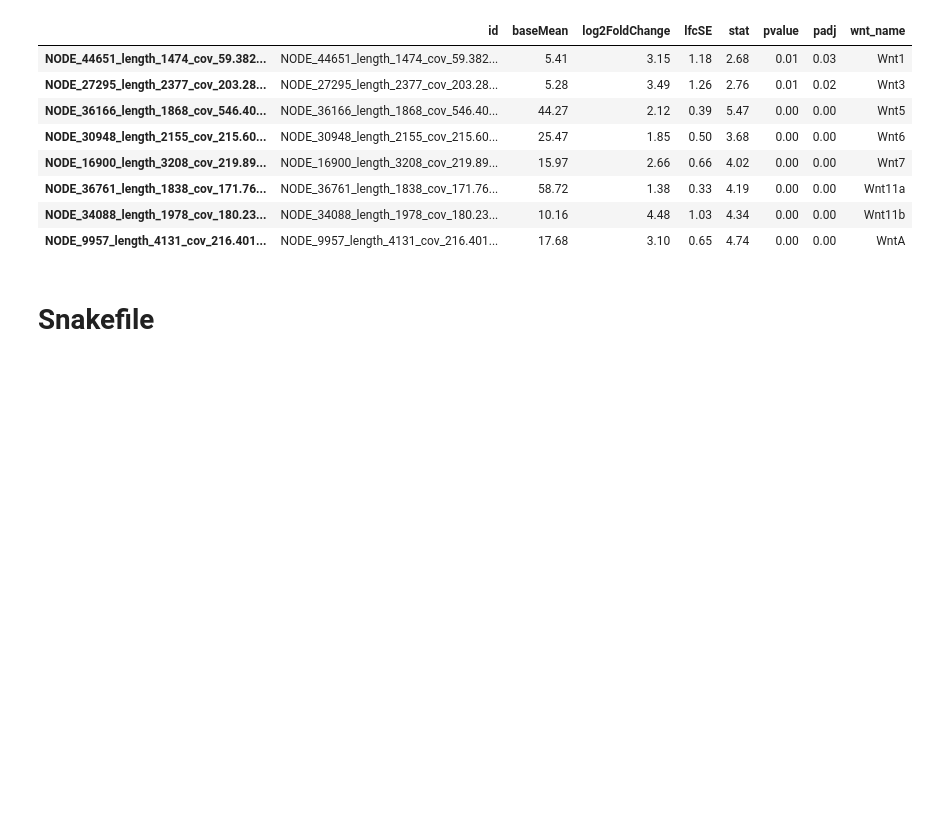
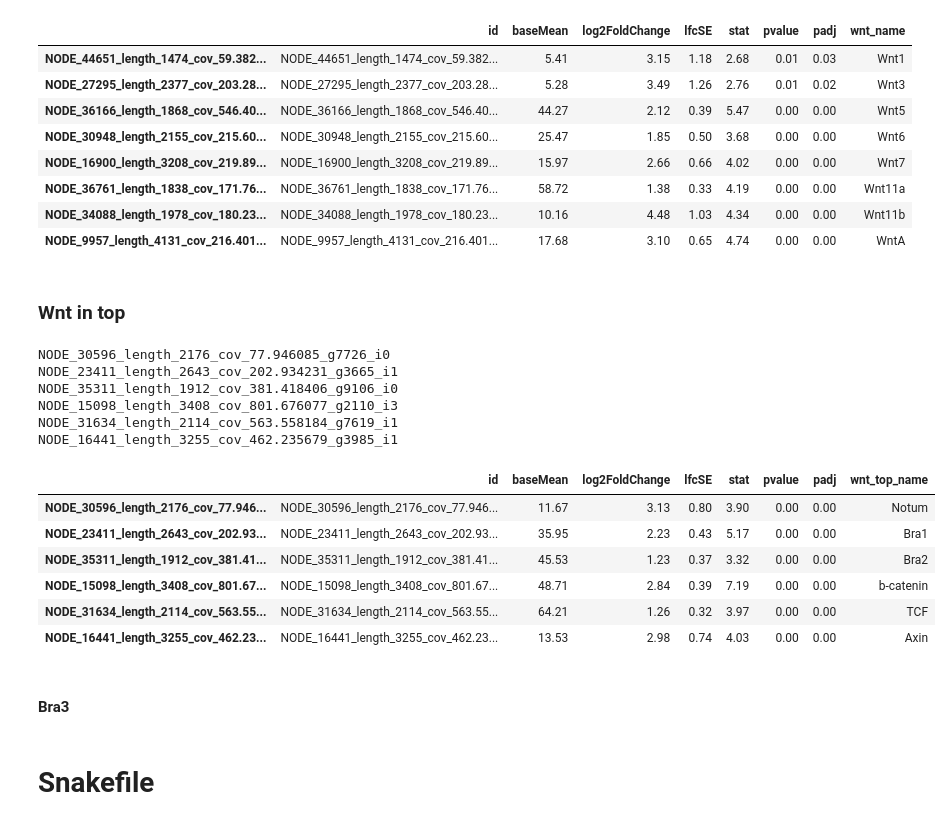
Before and after one commit to angrygeese/DynamenaProject_BI2023-24, a Jupyter notebook: code/Lab_journal_stas_project.ipynb, the cells around one changed output. Drawn from its saved outputs; the diff is of its cells as text; code cells hidden in the pictures; blank space fills up the shorter version.

```diff
--- a/code/Lab_journal_stas_project.ipynb
+++ b/code/Lab_journal_stas_project.ipynb
@@ -1088,9 +994,9 @@ results_100_neg_kegg_group.head(15)
 # %%
 with OpenFasta(r'../data_folder/raw_data/reads/Wnt/Wnt Fzd new transcr dynamena.txt') as fasta:
     for record in fasta:
-        if record.rec_id in deseq_results_ctrl_lfc_pos.index:
+        if record.rec_id in deseq_results_lfc_pos.index:
             print(record.rec_id)
-        elif record.rec_id in deseq_results_ctrl_lfc_neg.index:
+        elif record.rec_id in deseq_results_lfc_neg.index:
             print(record.rec_id)
 # %% [output]
 NODE_44651_length_1474_cov_59.382949_g12152_i0
@@ -1105,10 +1011,10 @@ NODE_9957_length_4131_cov_216.401419_g2360_i0
 wnt_deseq, wnt_name = [], []
 with OpenFasta(r'../data_folder/raw_data/reads/Wnt/Wnt Fzd new transcr dynamena.txt') as fasta:
     for record in fasta:
-        if record.rec_id in deseq_results_ctrl_lfc_pos.index:
+        if record.rec_id in deseq_results_lfc_pos.index:
             wnt_deseq.append(deseq_results_ctrl.loc[record.rec_id])
             wnt_name.append(record.rec_desc)
-        elif record.rec_id in deseq_results_ctrl_lfc_neg.index:
+        elif record.rec_id in deseq_results_lfc_neg.index:
             wnt_deseq.append(deseq_results_ctrl.loc[record.rec_id])
             wnt_name.append(record.rec_desc)
 wnt_deseq_df = pd.DataFrame(wnt_deseq)
@@ -1125,6 +1031,46 @@ wnt_deseq_df
 | NODE_36761_length_1838_cov_171.76... | NODE_36761_length_1838_cov_171.76... | 58.72 | 1.38 | 0.33 | 4.19 | 0.00 | 0.00 | Wnt11a |
 | NODE_34088_length_1978_cov_180.23... | NODE_34088_length_1978_cov_180.23... | 10.16 | 4.48 | 1.03 | 4.34 | 0.00 | 0.00 | Wnt11b |
 | NODE_9957_length_4131_cov_216.401... | NODE_9957_length_4131_cov_216.401... | 17.68 | 3.10 | 0.65 | 4.74 | 0.00 | 0.00 | WntA |
+# %% [markdown]
+### Wnt in top
+# %%
+with OpenFasta(r'../data_folder/raw_data/reads/Wnt/Dynamena verhushka.txt') as fasta:
+    for record in fasta:
+        if record.rec_id in deseq_results_lfc_pos.index:
+            print(record.rec_id)
+        elif record.rec_id in deseq_results_lfc_neg.index:
+            print(record.rec_id)
+# %% [output]
+NODE_30596_length_2176_cov_77.946085_g7726_i0
+NODE_23411_length_2643_cov_202.934231_g3665_i1
+NODE_35311_length_1912_cov_381.418406_g9106_i0
+NODE_15098_length_3408_cov_801.676077_g2110_i3
+NODE_31634_length_2114_cov_563.558184_g7619_i1
+NODE_16441_length_3255_cov_462.235679_g3985_i1
+# %%
+wnt_top_deseq, wnt_top_name = [], []
+with OpenFasta(r'../data_folder/raw_data/reads/Wnt/Dynamena verhushka.txt') as fasta:
+    for record in fasta:
+        if record.rec_id in deseq_results_lfc_pos.index:
+            wnt_top_deseq.append(deseq_results_ctrl.loc[record.rec_id])
+            wnt_top_name.append(record.rec_desc)
+        elif record.rec_id in deseq_results_lfc_neg.index:
+            wnt_top_deseq.append(deseq_results_ctrl.loc[record.rec_id])
+            wnt_top_name.append(record.rec_desc)
+wnt_top_deseq_df = pd.DataFrame(wnt_top_deseq)
+wnt_top_deseq_df['wnt_top_name'] = wnt_top_name
+# %%
+wnt_top_deseq_df
+# %% [output]
+|  | id | baseMean | log2FoldChange | lfcSE | stat | pvalue | padj | wnt_top_name |
+| NODE_30596_length_2176_cov_77.946... | NODE_30596_length_2176_cov_77.946... | 11.67 | 3.13 | 0.80 | 3.90 | 0.00 | 0.00 | Notum |
+| NODE_23411_length_2643_cov_202.93... | NODE_23411_length_2643_cov_202.93... | 35.95 | 2.23 | 0.43 | 5.17 | 0.00 | 0.00 | Bra1 |
+| NODE_35311_length_1912_cov_381.41... | NODE_35311_length_1912_cov_381.41... | 45.53 | 1.23 | 0.37 | 3.32 | 0.00 | 0.00 | Bra2 |
+| NODE_15098_length_3408_cov_801.67... | NODE_15098_length_3408_cov_801.67... | 48.71 | 2.84 | 0.39 | 7.19 | 0.00 | 0.00 | b-catenin |
+| NODE_31634_length_2114_cov_563.55... | NODE_31634_length_2114_cov_563.55... | 64.21 | 1.26 | 0.32 | 3.97 | 0.00 | 0.00 | TCF |
+| NODE_16441_length_3255_cov_462.23... | NODE_16441_length_3255_cov_462.23... | 13.53 | 2.98 | 0.74 | 4.03 | 0.00 | 0.00 | Axin |
+# %% [markdown]
+#### Bra3
 # %% [markdown]
 # Snakefile
 # %%
```
Also changed, not shown: parts of 47 cells of this notebook, 29 other files.
